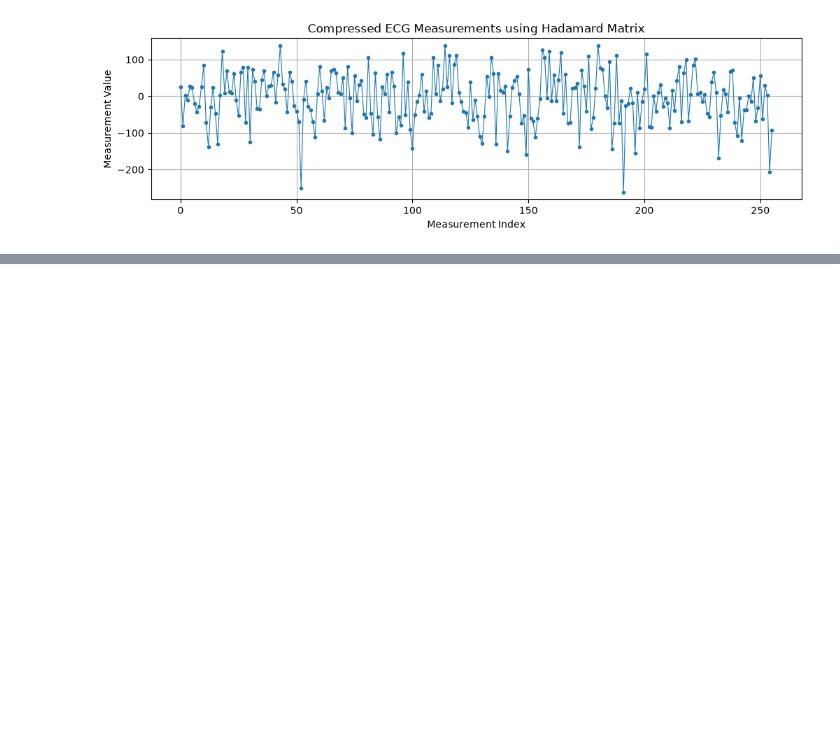
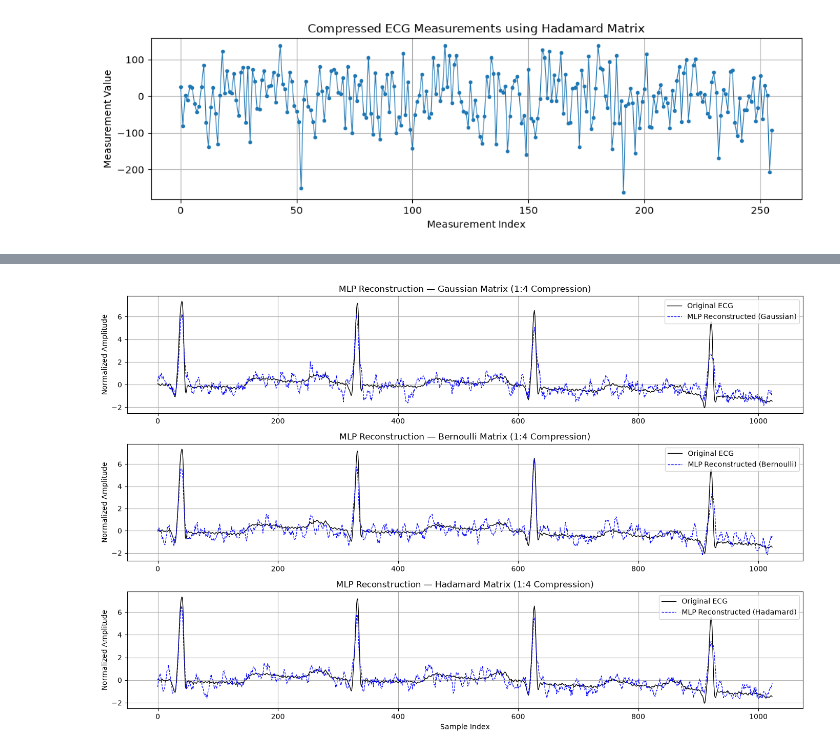
Before and after one commit to namishmahajan2005-arch/Compressed-Sensing, a Jupyter notebook: test.ipynb, the cells around one changed output, grey strips where cells are left out. Cells and saved outputs as stored; diff of their text form; code cells hidden in the pictures; blank space fills up the shorter version.

Commit message:
Applied MLP for reconstruction

```diff
--- a/test.ipynb
+++ b/test.ipynb
@@ -348,0 +387,21 @@ plt.show()
+# %%
+matrices = {
+    "Gaussian":  Phi_gaussian,
+    "Bernoulli": Phi_bernoulli,
+    "Hadamard":  Phi_hadamard,
+}
+
+predictions = {}
+
+for name, Phi in matrices.items():
+    # Compress train and test sparse vectors (shape: num_segments x 256)
+    Y_train = A_train @ Phi.T
+    Y_test = A_test @ Phi.T
+
+    # Create and train the MLP
+    mlp = MLPRegressor(hidden_layer_sizes=(512, 512), max_iter=200, random_state=42)
+    mlp.fit(Y_train, X_train)
+
+    # Reconstruct the test ECG segments
+    predictions[name] = mlp.predict(Y_test)
+    print(f"{name} MLP training complete.")
@@ -348,0 +452,17 @@ plt.show()
+# %%
+plt.figure(figsize=(14, 9))
+
+for idx, (name, X_pred) in enumerate(predictions.items(), start=1):
+    plt.subplot(3, 1, idx)
+    plt.plot(X_test[0], label="Original ECG", color="black", linewidth=1.0)
+    plt.plot(X_pred[0], label=f"MLP Reconstructed ({name})", color="blue", linestyle="--", linewidth=0.9)
+    plt.title(f"MLP Reconstruction — {name} Matrix (1:4 Compression)")
+    plt.ylabel("Normalized Amplitude")
+    plt.legend(loc="upper right")
+    plt.grid(True)
+
+plt.xlabel("Sample Index")
+plt.tight_layout()
+plt.show()
+# %% [output]
+[figure, added]
```
Also changed, not shown: parts of 6 cells of this notebook.
